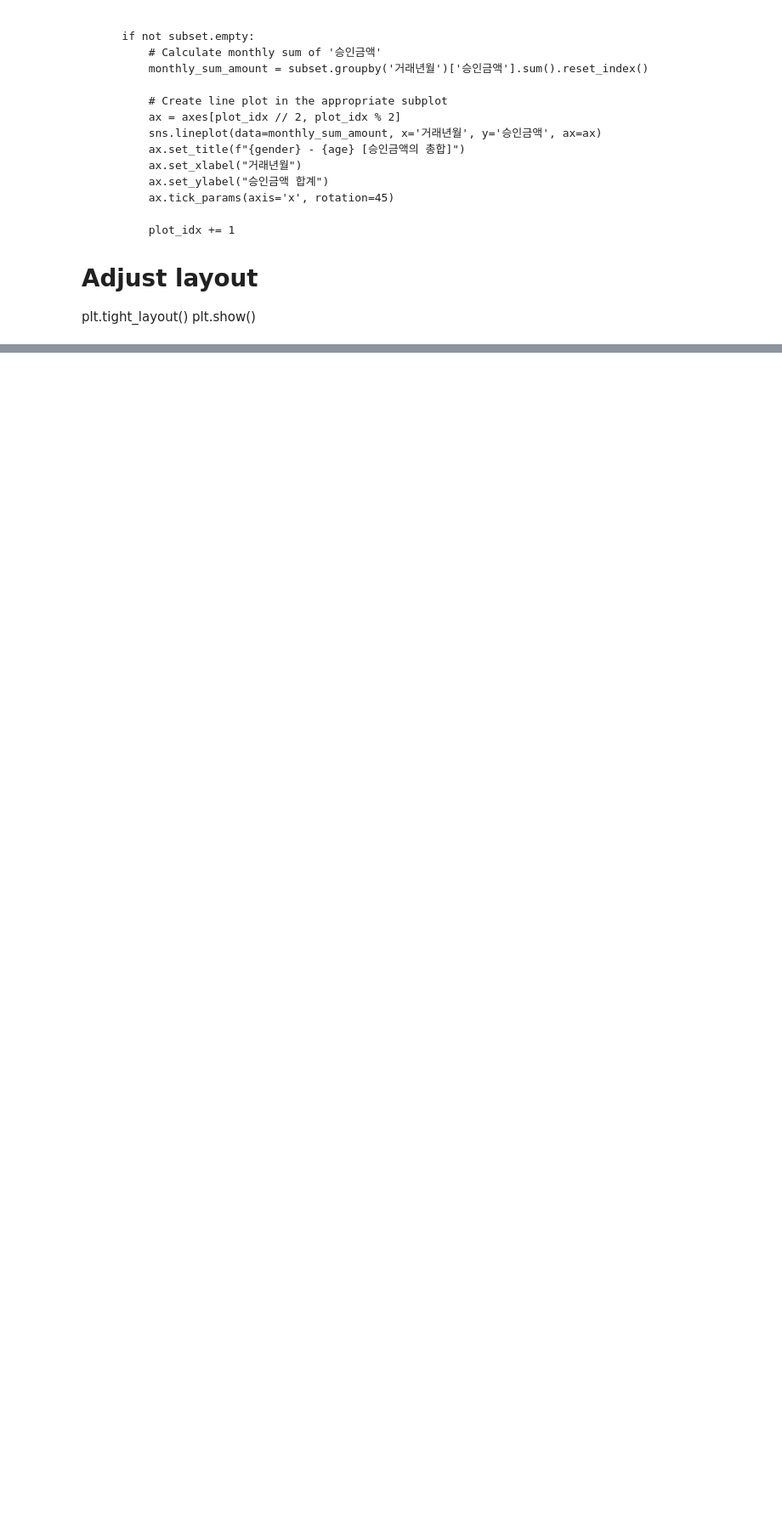
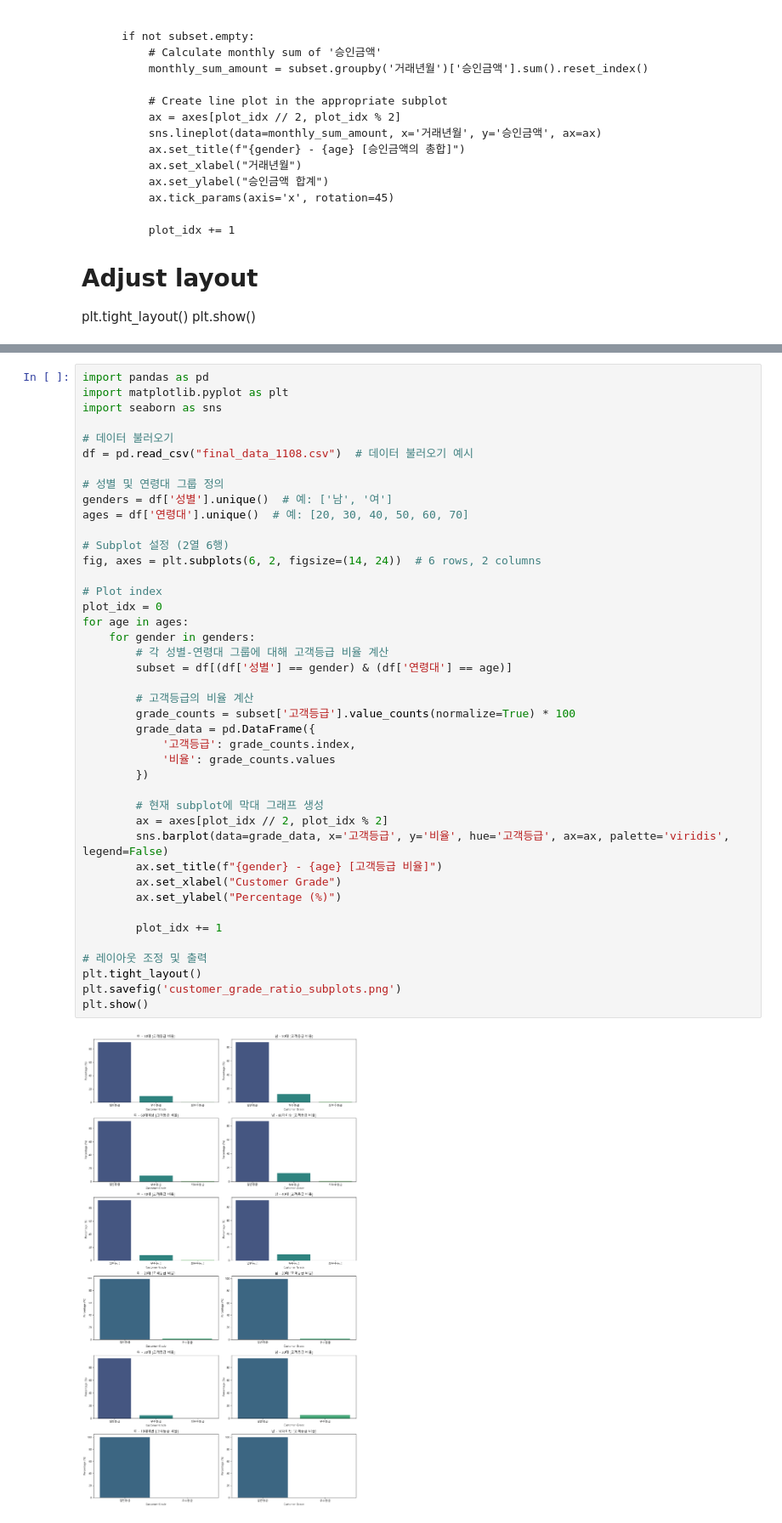
Before and after one commit to dwds186/alphaco_test, a Jupyter notebook: Project1/1108.ipynb, the cells around one changed output, grey strips where cells are left out. Shown at 85% size. Cells and saved outputs as stored; diff of their text form; blank space fills up the shorter version.

```diff
--- a/Project1/1108.ipynb
+++ b/Project1/1108.ipynb
@@ -349,0 +350,44 @@ plt.show()
+# %%
+import pandas as pd
+import matplotlib.pyplot as plt
+import seaborn as sns
+
+# 데이터 불러오기
+df = pd.read_csv("final_data_1108.csv")  # 데이터 불러오기 예시
+
+# 성별 및 연령대 그룹 정의
+genders = df['성별'].unique()  # 예: ['남', '여']
+ages = df['연령대'].unique()  # 예: [20, 30, 40, 50, 60, 70]
+
+# Subplot 설정 (2열 6행)
+fig, axes = plt.subplots(6, 2, figsize=(14, 24))  # 6 rows, 2 columns
+
+# Plot index
+plot_idx = 0
+for age in ages:
+    for gender in genders:
+        # 각 성별-연령대 그룹에 대해 고객등급 비율 계산
+        subset = df[(df['성별'] == gender) & (df['연령대'] == age)]
+
+        # 고객등급의 비율 계산
+        grade_counts = subset['고객등급'].value_counts(normalize=True) * 100
+        grade_data = pd.DataFrame({
+            '고객등급': grade_counts.index,
+            '비율': grade_counts.values
+        })
+
+        # 현재 subplot에 막대 그래프 생성
+        ax = axes[plot_idx // 2, plot_idx % 2]
+        sns.barplot(data=grade_data, x='고객등급', y='비율', hue='고객등급', ax=ax, palette='viridis', legend=False)
+        ax.set_title(f"{gender} - {age} [고객등급 비율]")
+        ax.set_xlabel("Customer Grade")
+        ax.set_ylabel("Percentage (%)")
+
+        plot_idx += 1
+
+# 레이아웃 조정 및 출력
+plt.tight_layout()
+plt.savefig('customer_grade_ratio_subplots.png')
+plt.show()
+# %% [output]
+[figure, added]
```
Also changed, not shown: parts of 3 cells of this notebook.
